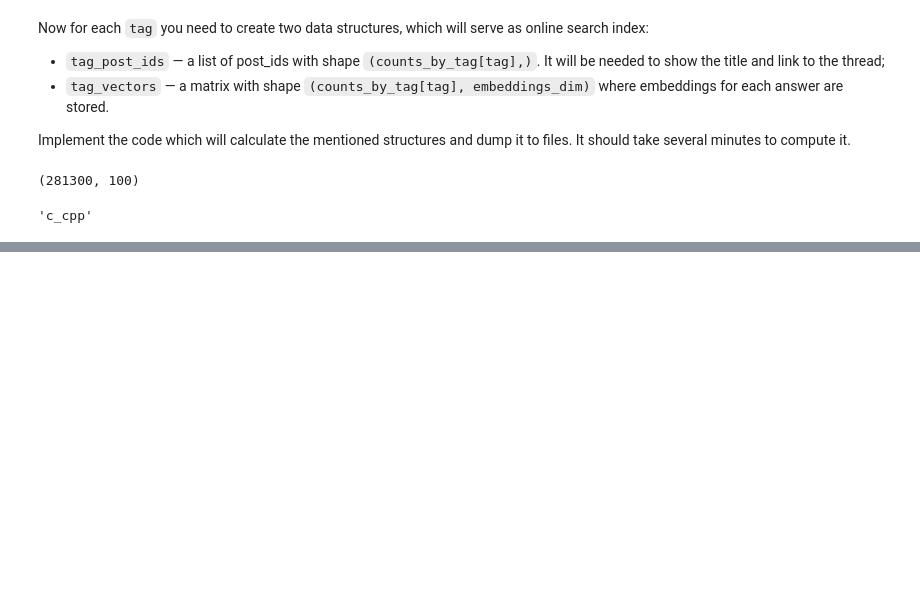
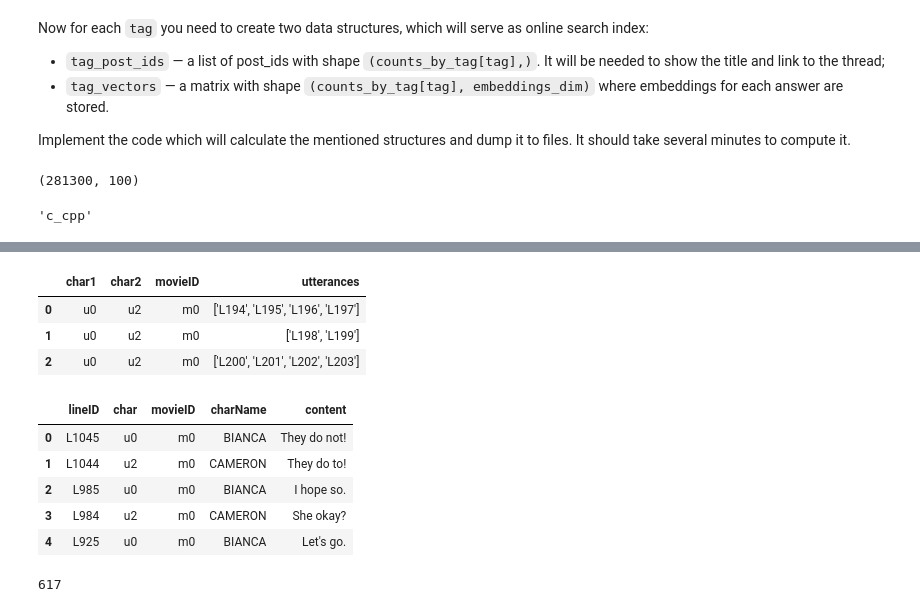
Before and after one commit to agnesvanbelle/nlpc, a Jupyter notebook: project/week5-project.ipynb, the cells around one changed output, grey strips where cells are left out. Cells and saved outputs as stored; diff of their text form; code cells hidden in the pictures; blank space fills up the shorter version.

```diff
--- a/project/week5-project.ipynb
+++ b/project/week5-project.ipynb
@@ -361,0 +397,38 @@ tag
+# %%
+import os
+import pandas as pd
+
+md_dir = "cornell movie-dialogs corpus"
+custom_sep = '\s\+\+\+\$\+\+\+\s'
+
+
+convs = os.path.join(md_dir, 'movie_conversations.txt')
+
+conversations = pd.read_csv(convs, sep=custom_sep, header=None,
+                            names=['char1', 'char2', 'movieID', 'utterances'], engine='python')
+
+conversations.head(3)
+# %% [output]
+|  | char1 | char2 | movieID | utterances |
+| 0 | u0 | u2 | m0 | ['L194', 'L195', 'L196', 'L197'] |
+| 1 | u0 | u2 | m0 | ['L198', 'L199'] |
+| 2 | u0 | u2 | m0 | ['L200', 'L201', 'L202', 'L203'] |
+# %%
+conversations_contents = pd.read_csv(os.path.join(md_dir, 'movie_lines.txt'),
+                                     sep=custom_sep, header=None,
+                            names=['lineID', 'char', 'movieID', 'charName', 'content'], engine='python')
+
+
+conversations_contents.head(5)
+# %% [output]
+|  | lineID | char | movieID | charName | content |
+| 0 | L1045 | u0 | m0 | BIANCA | They do not! |
+| 1 | L1044 | u2 | m0 | CAMERON | They do to! |
+| 2 | L985 | u0 | m0 | BIANCA | I hope so. |
+| 3 | L984 | u2 | m0 | CAMERON | She okay? |
+| 4 | L925 | u0 | m0 | BIANCA | Let's go. |
+# %%
+all_movies = list(sorted(set(conversations['movieID'])))
+len(all_movies)
+# %% [output]
+617
```
Also changed, not shown: parts of 7 cells of this notebook, 4 other files.
